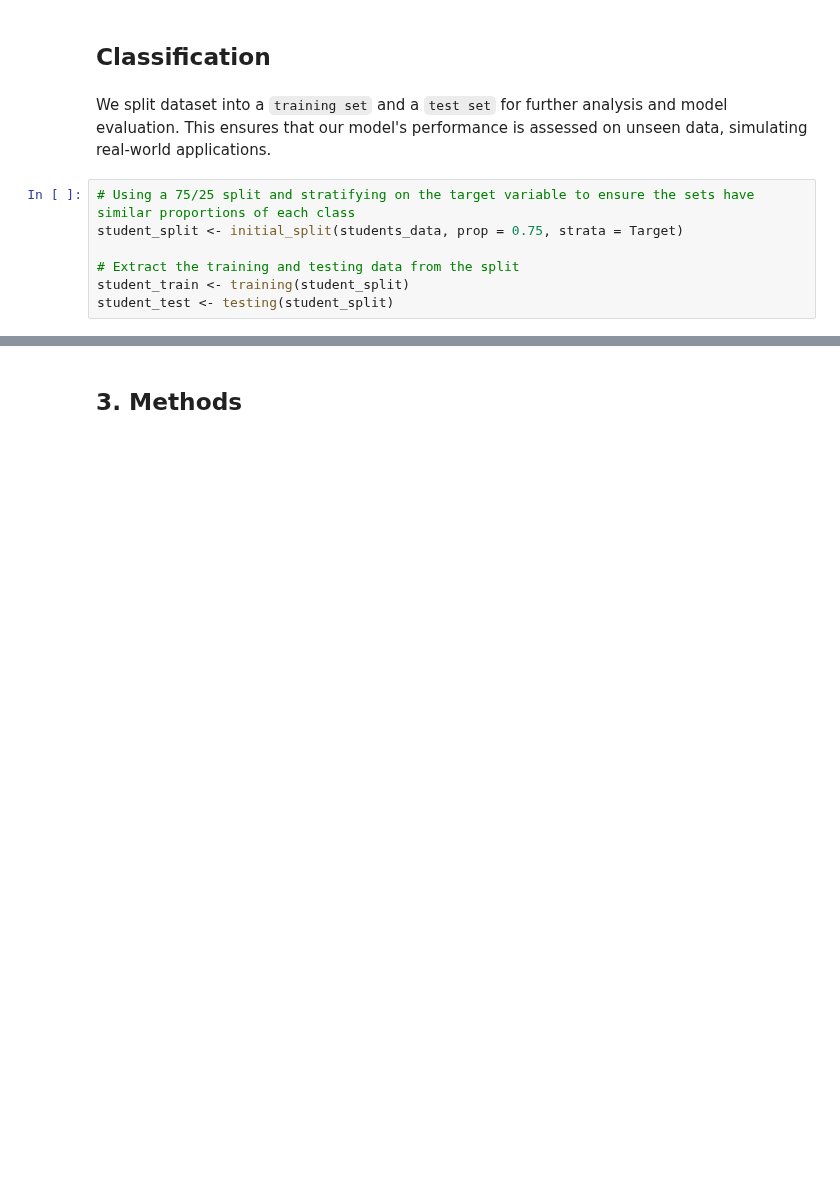
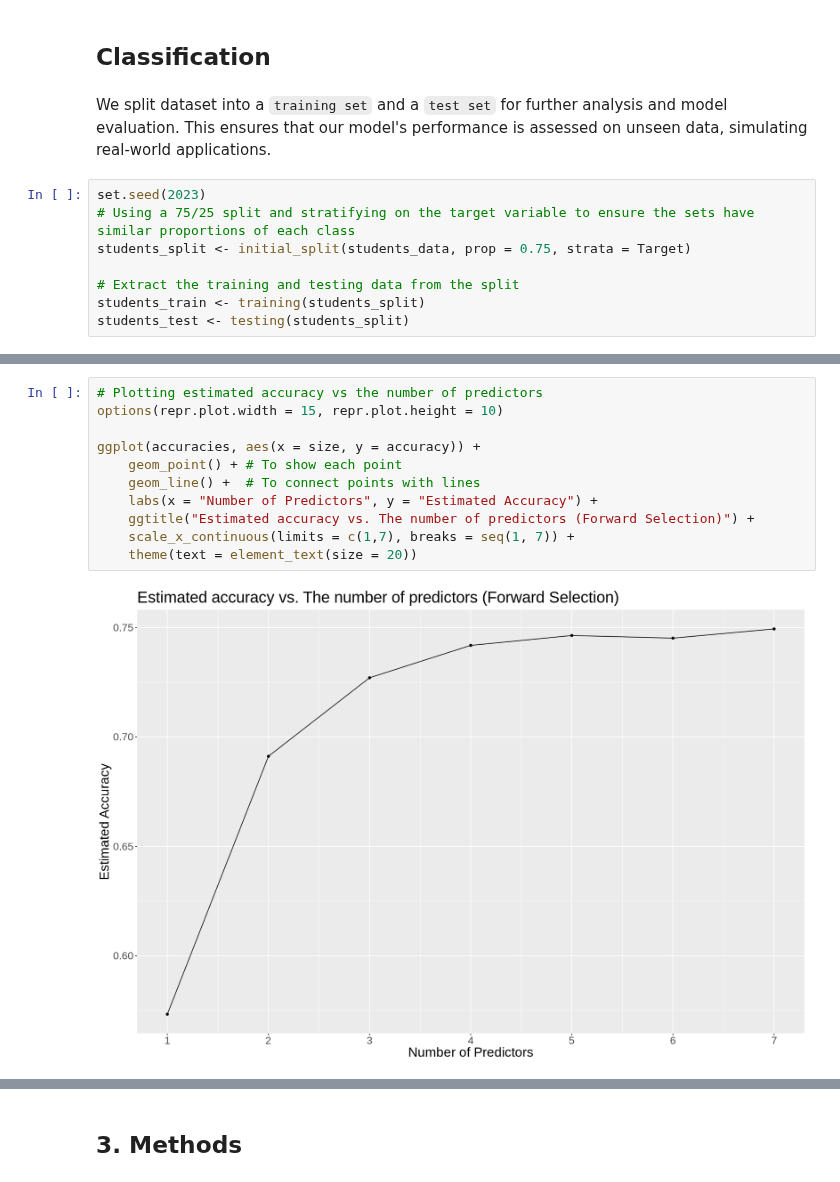
Before and after one commit to lesleymai/ds_group, a Jupyter notebook: Group_Report.ipynb, the cells around one changed output, grey strips where cells are left out. Drawn from its saved outputs; the diff is of its cells as text; blank space fills up the shorter version.

```diff
--- a/Group_Report.ipynb
+++ b/Group_Report.ipynb
@@ -452,9 +468,10 @@ plot_grid(Marital_dis, AppMode_dis, AppOrder_dis, Course_dis, PrevQual_dis,
 # %% [markdown]
 We split dataset into a `training set` and a `test set` for further analysis and model evaluation. This ensures that our model's performance is assessed on unseen data, simulating real-world applications.
 # %%
+set.seed(2023)
 # Using a 75/25 split and stratifying on the target variable to ensure the sets have similar proportions of each class
-student_split <- initial_split(students_data, prop = 0.75, strata = Target)
+students_split <- initial_split(students_data, prop = 0.75, strata = Target)
 
 # Extract the training and testing data from the split
-student_train <- training(student_split)
-student_test <- testing(student_split)
+students_train <- training(students_split)
+students_test <- testing(students_split)
@@ -479,0 +565,13 @@ student_results
+# %%
+# Plotting estimated accuracy vs the number of predictors
+options(repr.plot.width = 15, repr.plot.height = 10)
+
+ggplot(accuracies, aes(x = size, y = accuracy)) +
+    geom_point() + # To show each point
+    geom_line() +  # To connect points with lines
+    labs(x = "Number of Predictors", y = "Estimated Accuracy") +
+    ggtitle("Estimated accuracy vs. The number of predictors (Forward Selection)") +
+    scale_x_continuous(limits = c(1,7), breaks = seq(1, 7)) +
+    theme(text = element_text(size = 20))
+# %% [output]
+[figure, added]
```
Also changed, not shown: parts of 11 cells of this notebook.
